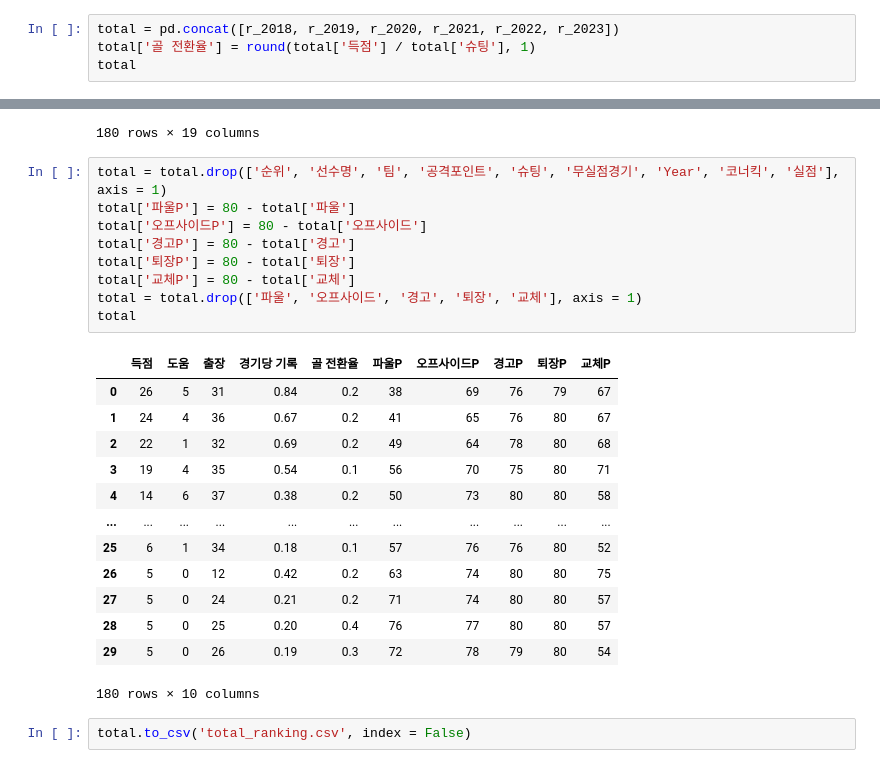
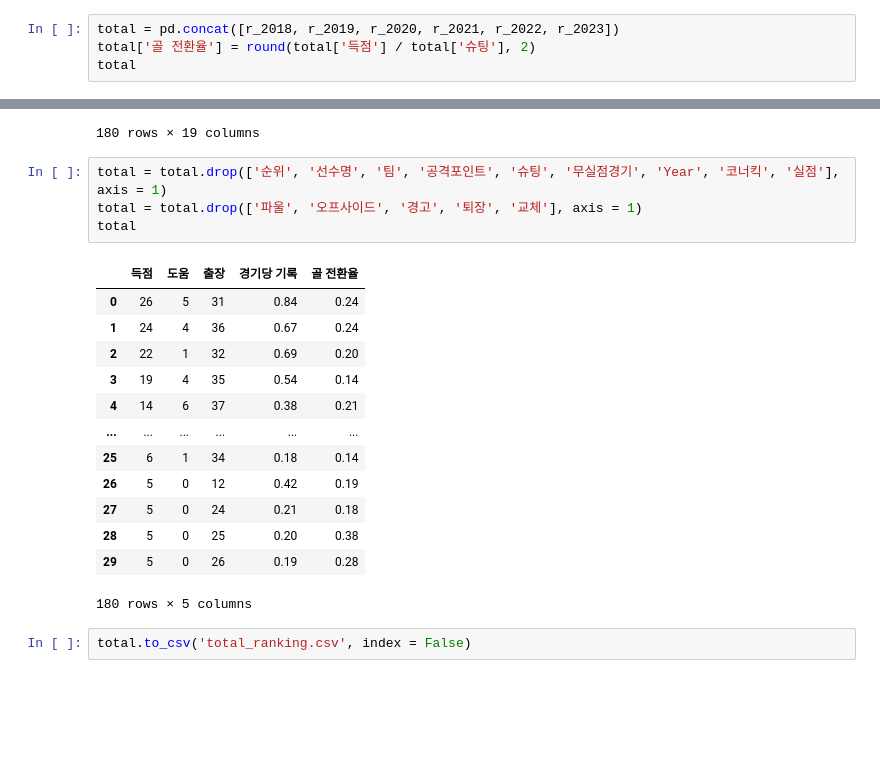
Before and after one commit to jayiuk/k_league_tier, a Jupyter notebook: data_crawling.ipynb, the cells around one changed output, grey strips where cells are left out. Saved outputs shown, nothing was run; the diff lists cells and outputs as text; blank space fills up the shorter version.

```diff
--- a/data_crawling.ipynb
+++ b/data_crawling.ipynb
@@ -59,7 +59,7 @@ r_2021
 | 29 | 30 | 김종우 | 광주 | 5 | 2 | 7 | 0 | 28 | 24 | 19 | 3 | ... |
 # %%
 total = pd.concat([r_2018, r_2019, r_2020, r_2021, r_2022, r_2023])
-total['골 전환율'] = round(total['득점'] / total['슈팅'], 1)
+total['골 전환율'] = round(total['득점'] / total['슈팅'], 2)
 total
 # %% [output]
 |  | 순위 | 선수명 | 팀 | 득점 | 도움 | 공격포인트 | 실점 | 코너킥 | 파울 | 슈팅 | 오프사이드 | ... |
@@ -77,27 +77,22 @@ total
 180 rows × 19 columns
 # %%
 total = total.drop(['순위', '선수명', '팀', '공격포인트', '슈팅', '무실점경기', 'Year', '코너킥', '실점'], axis = 1)
-total['파울P'] = 80 - total['파울']
-total['오프사이드P'] = 80 - total['오프사이드']
-total['경고P'] = 80 - total['경고']
-total['퇴장P'] = 80 - total['퇴장']
-total['교체P'] = 80 - total['교체']
 total = total.drop(['파울', '오프사이드', '경고', '퇴장', '교체'], axis = 1)
 total
 # %% [output]
-|  | 득점 | 도움 | 출장 | 경기당 기록 | 골 전환율 | 파울P | 오프사이드P | 경고P | 퇴장P | 교체P |
-| 0 | 26 | 5 | 31 | 0.84 | 0.2 | 38 | 69 | 76 | 79 | 67 |
-| 1 | 24 | 4 | 36 | 0.67 | 0.2 | 41 | 65 | 76 | 80 | 67 |
-| 2 | 22 | 1 | 32 | 0.69 | 0.2 | 49 | 64 | 78 | 80 | 68 |
-| 3 | 19 | 4 | 35 | 0.54 | 0.1 | 56 | 70 | 75 | 80 | 71 |
-| 4 | 14 | 6 | 37 | 0.38 | 0.2 | 50 | 73 | 80 | 80 | 58 |
-| ... | ... | ... | ... | ... | ... | ... | ... | ... | ... | ... |
-| 25 | 6 | 1 | 34 | 0.18 | 0.1 | 57 | 76 | 76 | 80 | 52 |
-| 26 | 5 | 0 | 12 | 0.42 | 0.2 | 63 | 74 | 80 | 80 | 75 |
-| 27 | 5 | 0 | 24 | 0.21 | 0.2 | 71 | 74 | 80 | 80 | 57 |
-| 28 | 5 | 0 | 25 | 0.20 | 0.4 | 76 | 77 | 80 | 80 | 57 |
-| 29 | 5 | 0 | 26 | 0.19 | 0.3 | 72 | 78 | 79 | 80 | 54 |
+|  | 득점 | 도움 | 출장 | 경기당 기록 | 골 전환율 |
+| 0 | 26 | 5 | 31 | 0.84 | 0.24 |
+| 1 | 24 | 4 | 36 | 0.67 | 0.24 |
+| 2 | 22 | 1 | 32 | 0.69 | 0.20 |
+| 3 | 19 | 4 | 35 | 0.54 | 0.14 |
+| 4 | 14 | 6 | 37 | 0.38 | 0.21 |
+| ... | ... | ... | ... | ... | ... |
+| 25 | 6 | 1 | 34 | 0.18 | 0.14 |
+| 26 | 5 | 0 | 12 | 0.42 | 0.19 |
+| 27 | 5 | 0 | 24 | 0.21 | 0.18 |
+| 28 | 5 | 0 | 25 | 0.20 | 0.38 |
+| 29 | 5 | 0 | 26 | 0.19 | 0.28 |
-180 rows × 10 columns
+180 rows × 5 columns
 # %%
 total.to_csv('total_ranking.csv', index = False)
 # %%
```
Also changed, not shown: parts of 1 cell of this notebook, 2 other files.
